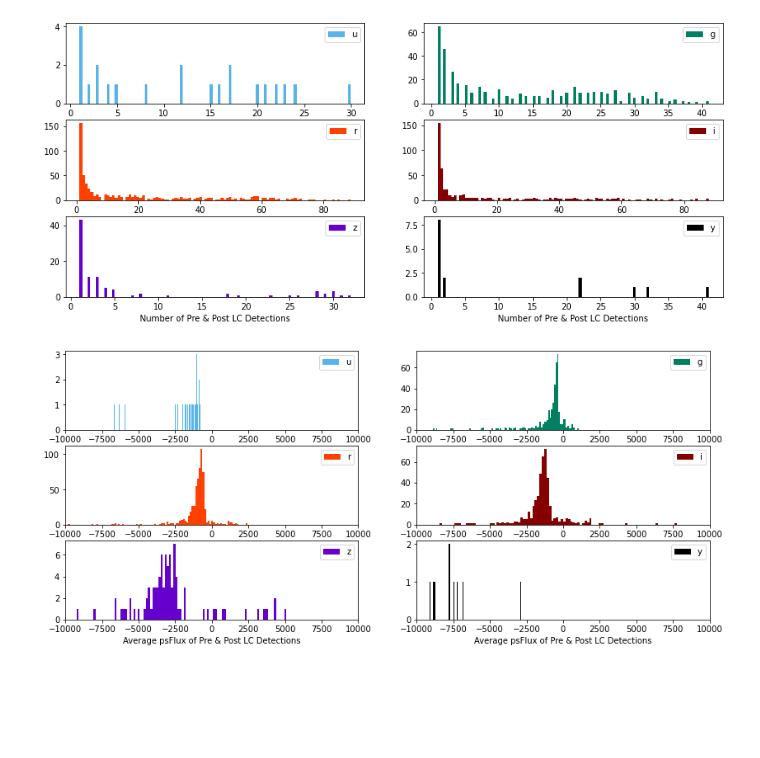
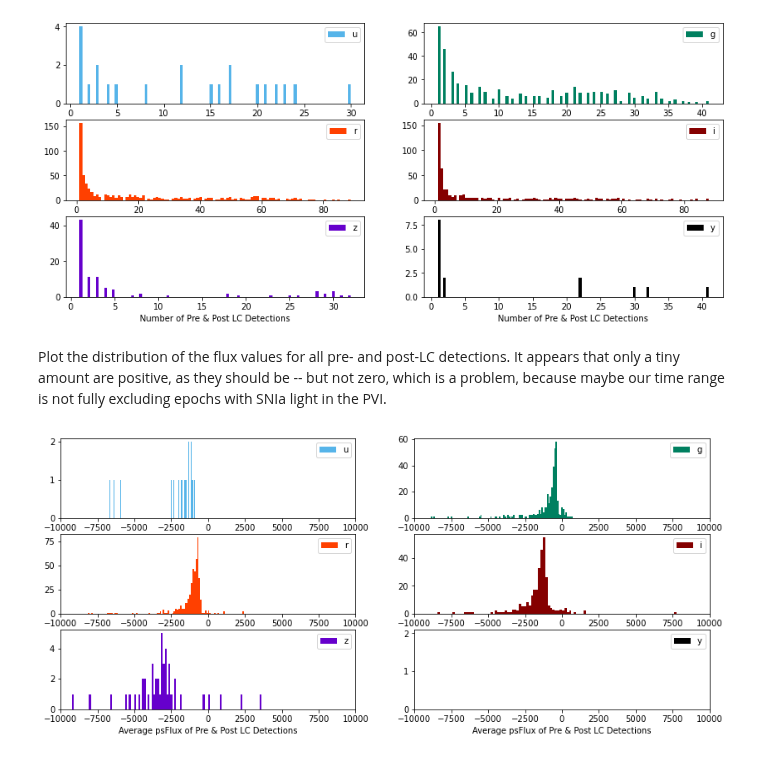
Before and after one commit to rubin-dp0/cst-dev, a Jupyter notebook: MLG_sandbox/DP02/explore_SNIa_template_contamination.ipynb, the cells around one changed output. Saved outputs shown, nothing was run; the diff lists cells and outputs as text; code cells hidden in the pictures; blank space fills up the shorter version.

```diff
--- a/MLG_sandbox/DP02/explore_SNIa_template_contamination.ipynb
+++ b/MLG_sandbox/DP02/explore_SNIa_template_contamination.ipynb
@@ -281,27 +281,28 @@ for i in range(3):
 plt.show()
 # %% [output]
 [figure]
+# %% [markdown]
+Plot the distribution of the flux values for all pre- and post-LC detections. It appears that only a tiny amount are positive, as they should be -- but not zero, which is a problem, because maybe our time range is not fully excluding epochs with SNIa light in the PVI.
 # %%
-# for plotting purposes
 xmin = -10000
 xmax = 10000
 
 fig, ax = plt.subplots(3, 2, figsize=(14,6))
 f = 0
 for i in range(3):
     for j in range(2):
         temp1 = plot_filter_labels[f]+'_cont_mean'
         temp3 = plot_filter_labels[f]+'_cont_N'
         filtc = plot_filter_colors[plot_filter_labels[f]]
-        tx = np.where((myTruthTable[temp3] > 0) & \
+        tx = np.where((myTruthTable[temp3] > 1) & \
                       (myTruthTable[temp1] > xmin) & \
                       (myTruthTable[temp1] < xmax))[0]
         ax[i,j].hist(myTruthTable[temp1][tx], 100, color=filtc, label=plot_filter_labels[f])
         ax[i,j].set_xlabel('Average psFlux of Pre & Post LC Detections')
         ax[i,j].set_xlim([xmin,xmax])
         ax[i,j].legend(loc='upper right')
         f += 1
         del filtc, temp1, temp3, tx
 plt.show()
 # %% [output]
-[figure, old version]
+[figure, new version]
```
Also changed, not shown: parts of 7 cells of this notebook.
